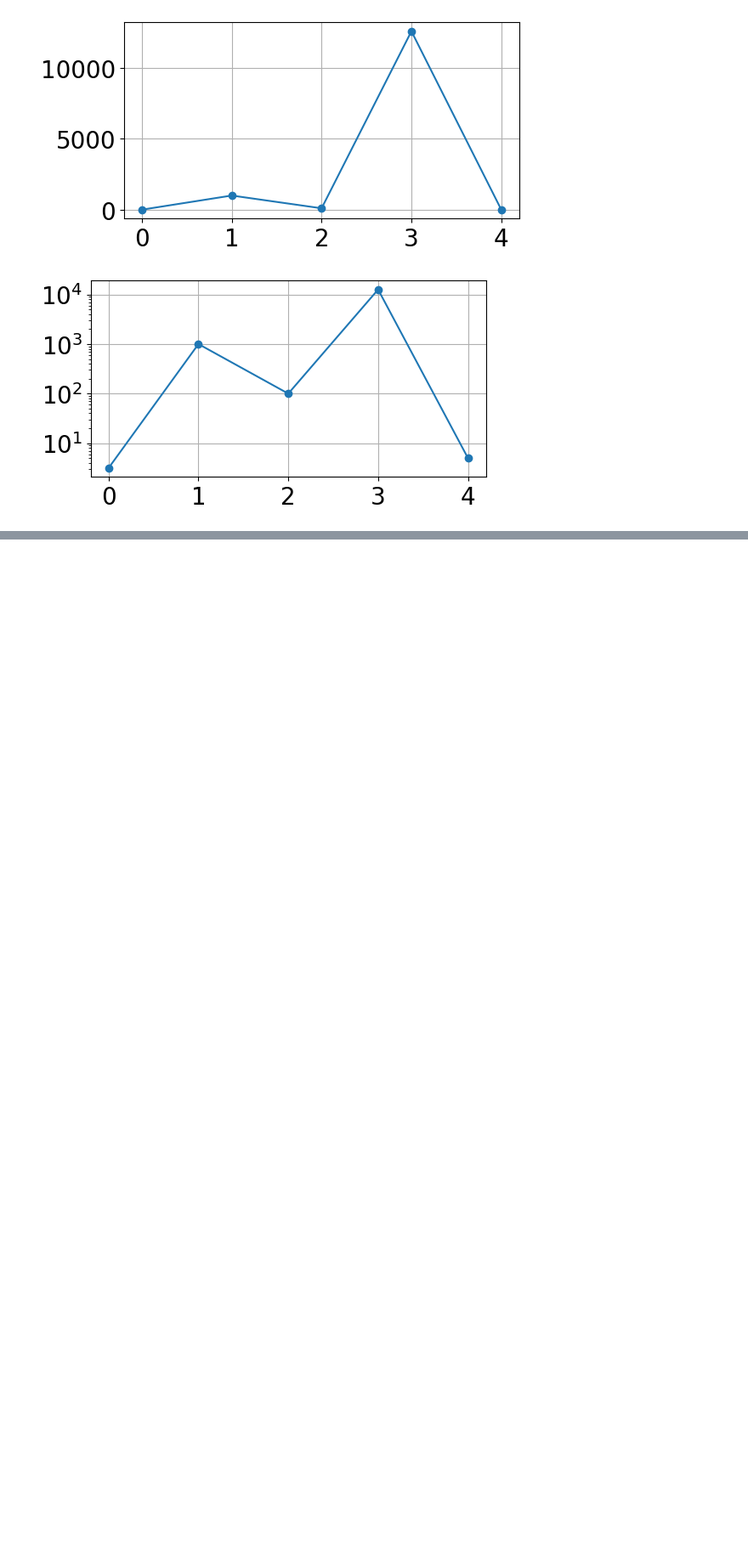
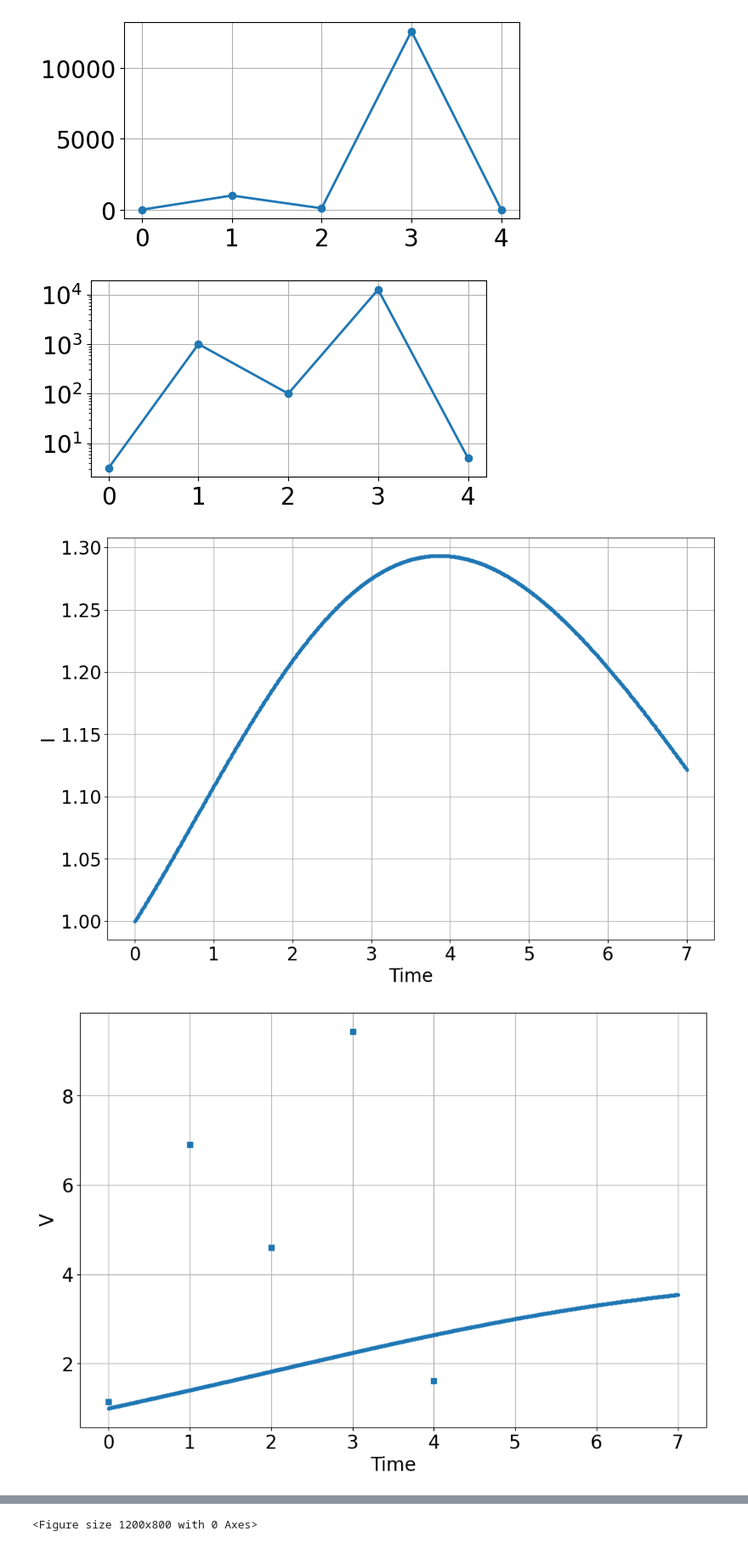
Before and after one commit to bblais/Computer-Programming-for-the-Sciences-Spring-2024, a Jupyter notebook: Sprint #4 - Scientific Questions/2024-04-23 - Class.ipynb, the cells around one changed output, grey strips where cells are left out. Shown at 85% size. Cells and saved outputs as stored; diff of their text form; code cells hidden in the pictures; blank space fills up the shorter version.

```diff
--- a/Sprint #4 - Scientific Questions/2024-04-23 - Class.ipynb
+++ b/Sprint #4 - Scientific Questions/2024-04-23 - Class.ipynb
@@ -9,6 +9,8 @@ y=array([.5,3,2,4.1,.7])  # this is logged data
 y=10**y
 
 t=array([0,1,2,3,4])
+t_data=t
+y_data=y
 # %%
 figure(figsize=(6,3))
 plot(t,y,'-o')
@@ -23,0 +28,11 @@ yscale('log')
+# %%
+sim=Simulation()
+sim.add("T'=-β*T*V",initial_value=1,plot=True)
+sim.add("I'=β*T*V-δ*I",initial_value=1,plot=True)
+sim.add("V'=p*I-c*V",initial_value=1,plot=True)
+sim.add_data(t=t_data,V=log(y_data),plot=True)
+sim.params(β=0.2,δ=0.1,p=0.5,c=0.1)
+sim.run(7)
+# %% [output]
+[figure, added]
+[figure, added]
@@ -23,0 +40 @@ yscale('log')
+<Figure size 1200x800 with 0 Axes>
```
Also changed, not shown: parts of 2 cells of this notebook, 1 other file.
